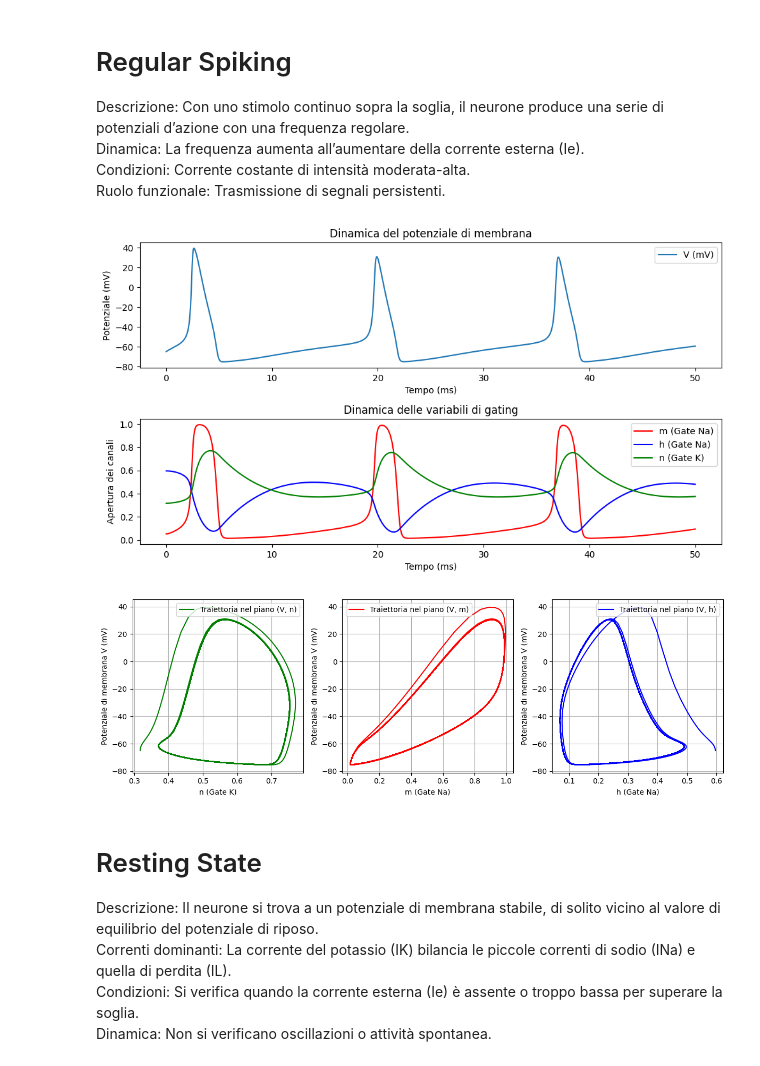
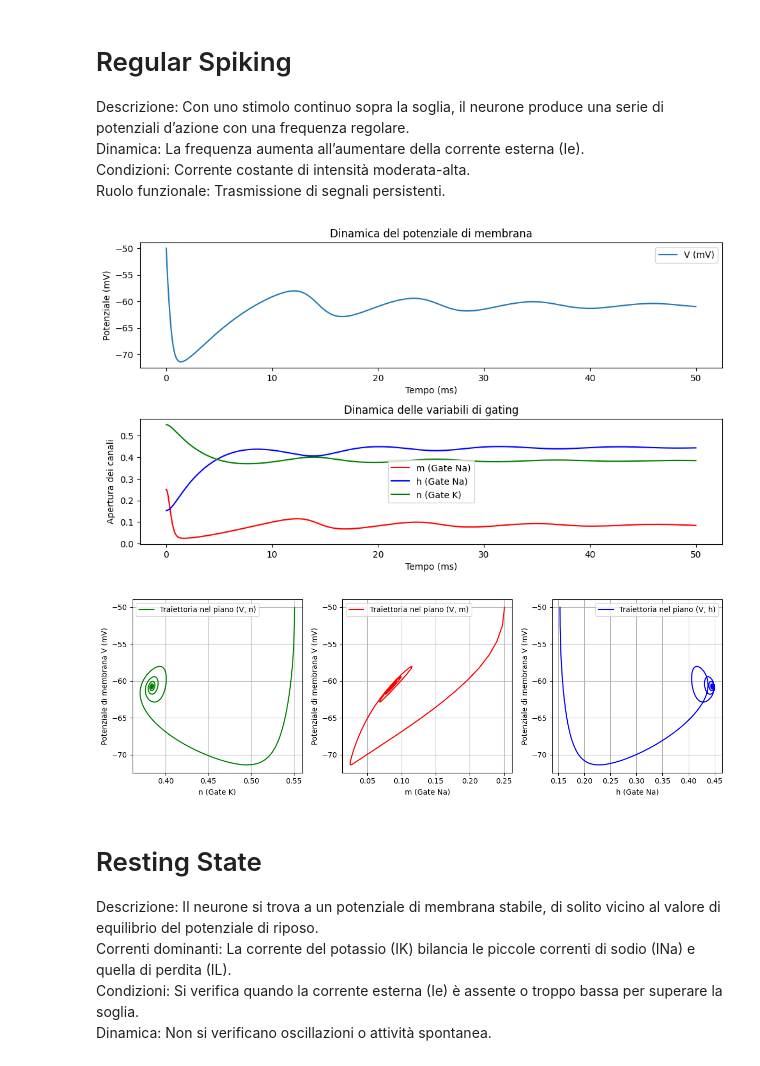
Before and after one commit to pietromihelj/modelli-e-sistemi-complessi, a Jupyter notebook: neuron_dynamical_system_Pietro_Mihelj.ipynb, the cells around one changed output. Saved outputs shown, nothing was run; the diff lists cells and outputs as text; code cells hidden in the pictures.

```diff
--- a/neuron_dynamical_system_Pietro_Mihelj.ipynb
+++ b/neuron_dynamical_system_Pietro_Mihelj.ipynb
@@ -304,10 +304,10 @@ Condizioni: Corrente costante di intensità moderata-alta.
 Ruolo funzionale: Trasmissione di segnali persistenti.
 # %%
 I_ext = 7
-time_phase_plot(-65,50,1000,I_ext)
+time_phase_plot(-50,50,1000,I_ext)
 # %% [output]
-[figure, old version]
+[figure, new version]
-[figure, old version]
+[figure, new version]
 # %% [markdown]
 # Resting State #
 Descrizione: Il neurone si trova a un potenziale di membrana stabile, di solito vicino al valore di equilibrio del potenziale di riposo.
```
Also changed, not shown: parts of 1 cell of this notebook, 1 other file.
